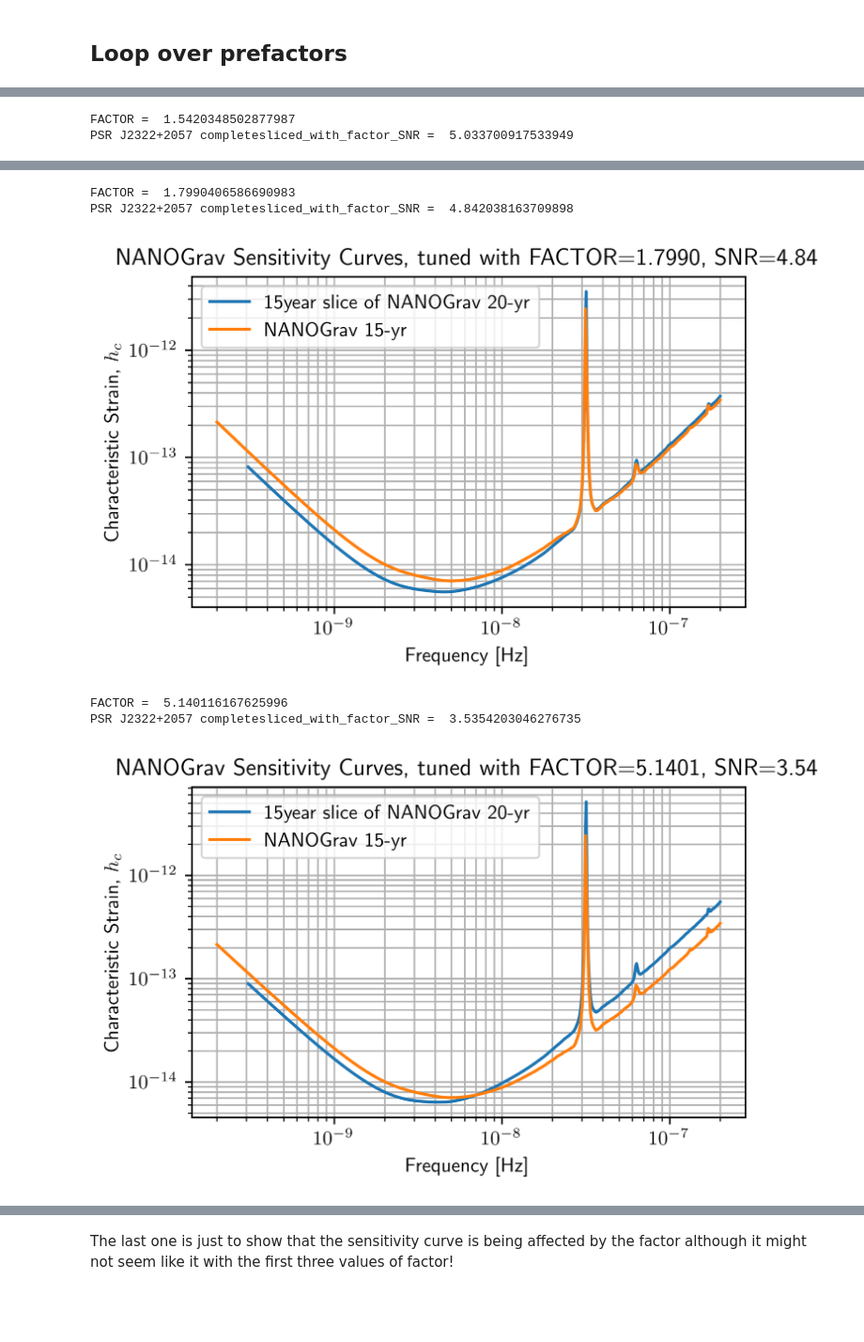
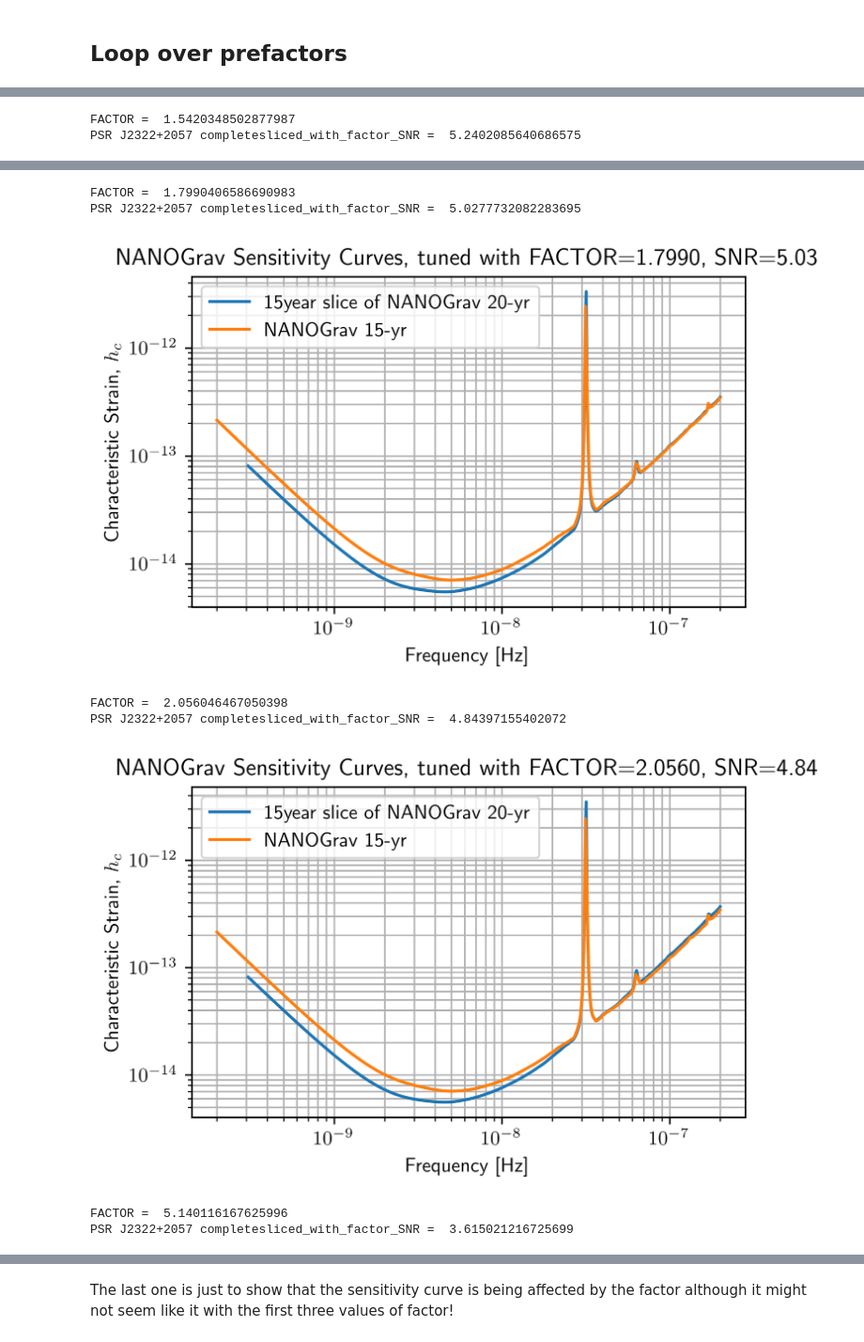
Before and after one commit to anjanaashok592/pta_tuning, a Jupyter notebook: notebooks/aa_jgb_tunes_sv_pta_np_wn.ipynb, the cells around one changed output, grey strips where cells are left out. Shown at 94% size. Cells and saved outputs as stored; diff of their text form; code cells hidden in the pictures; blank space fills up the shorter version.

```diff
--- a/notebooks/aa_jgb_tunes_sv_pta_np_wn.ipynb
+++ b/notebooks/aa_jgb_tunes_sv_pta_np_wn.ipynb
@@ -248,7 +248,7 @@ def make_corr(psr,noise):
         key_eq = '{0}_{1}_log10_{2}'.format(psr.name,be,'equad')
         key_ec = '{0}_{1}_log10_{2}'.format(psr.name,be,'ecorr')
         sigma_sqr[mask] = (noise[key_ef]**2 * ((psr.toaerrs[mask]**2)
-                           + (10**noise[key_eq])**2)+(10**noise[key_ec])**2)
+                           + (10**noise[key_eq])**2))#+(10**noise[key_ec])**2)
         mask_ec = np.where(fl==be)
         key_ec = '{0}_{1}_log10_{2}'.format(psr.name,be,'ecorr')
         ecorrs[mask_ec] = np.ones_like(mask_ec) * (10**noise[key_ec])
@@ -421,12 +421,6 @@ We want it to be 5 as was in the original NG15 analysis.
 Lets tune its white noise.
 # %% [markdown]
 We'll have to use enterprise pulsar objects and chop because hasasia pulsars have no flags etc and their ecorr equad etc become a pain to use in the expression for sigma^2
-# %%
-end_mjd = 59033
-psrs_cut_NG15 = get_sliced_pulsars(psrs,
-                       start_mjd=1,
-                       end_mjd = end_mjd,
-                       )
 # %%
 #We tune by multiplying toaerrs by a FACTOR
 def make_corr_our_tuning_with_all_wn(psr,noise,FACTOR=1.0):
@@ -444,7 +438,7 @@ def make_corr_our_tuning_with_all_wn(psr,noise,FACTOR=1.0):
         key_eq = '{0}_{1}_log10_{2}'.format(psr.name,be,'equad')
         key_ec = '{0}_{1}_log10_{2}'.format(psr.name,be,'ecorr')
         sigma_sqr[mask] = (noise[key_ef]**2 * (FACTOR*(psr.toaerrs[mask]**2)
-                           + (10**noise[key_eq])**2)+(10**noise[key_ec])**2)
+                           + (10**noise[key_eq])**2))#+(10**noise[key_ec])**2)
         mask_ec = np.where(fl==be)
         key_ec = '{0}_{1}_log10_{2}'.format(psr.name,be,'ecorr')
         ecorrs[mask_ec] = np.ones_like(mask_ec) * (10**noise[key_ec])
@@ -504,7 +498,7 @@ print(len(epsrs_cut_NG15)) #once again if no TOAs or < 3 years of data pulsar ge
 ## Loop over prefactors
 # %%
 sliced_15yr_SNRS = []
-for prefactor in [0.5,0.6,0.7,2]:
+for prefactor in [0.5,0.6,0.7,0.8,2]:
     FACTOR = prefactor*1.45*np.sqrt(np.pi)
     print("FACTOR = ", FACTOR)
     A_gwb, gamma_gwb = 6.4e-15, 3.2 # median values from detection paper
@@ -561,2 +555,2 @@ PSR J2322+2057 completesliced_with_factor_SNR =  5.258451785440382
 FACTOR =  1.5420348502877987
-PSR J2322+2057 completesliced_with_factor_SNR =  5.033700917533949
+PSR J2322+2057 completesliced_with_factor_SNR =  5.2402085640686575
@@ -564,6 +558,8 @@ PSR J2322+2057 completesliced_with_factor_SNR =  5.033700917533949
 FACTOR =  1.7990406586690983
-PSR J2322+2057 completesliced_with_factor_SNR =  4.842038163709898
+PSR J2322+2057 completesliced_with_factor_SNR =  5.0277732082283695
-[figure, old version]
+[figure, new version]
-FACTOR =  5.140116167625996
-PSR J2322+2057 completesliced_with_factor_SNR =  3.5354203046276735
+FACTOR =  2.056046467050398
+PSR J2322+2057 completesliced_with_factor_SNR =  4.84397155402072
-[figure, old version]
+[figure, new version]
+FACTOR =  5.140116167625996
+PSR J2322+2057 completesliced_with_factor_SNR =  3.615021216725699
```
Also changed, not shown: parts of 5 cells of this notebook.
